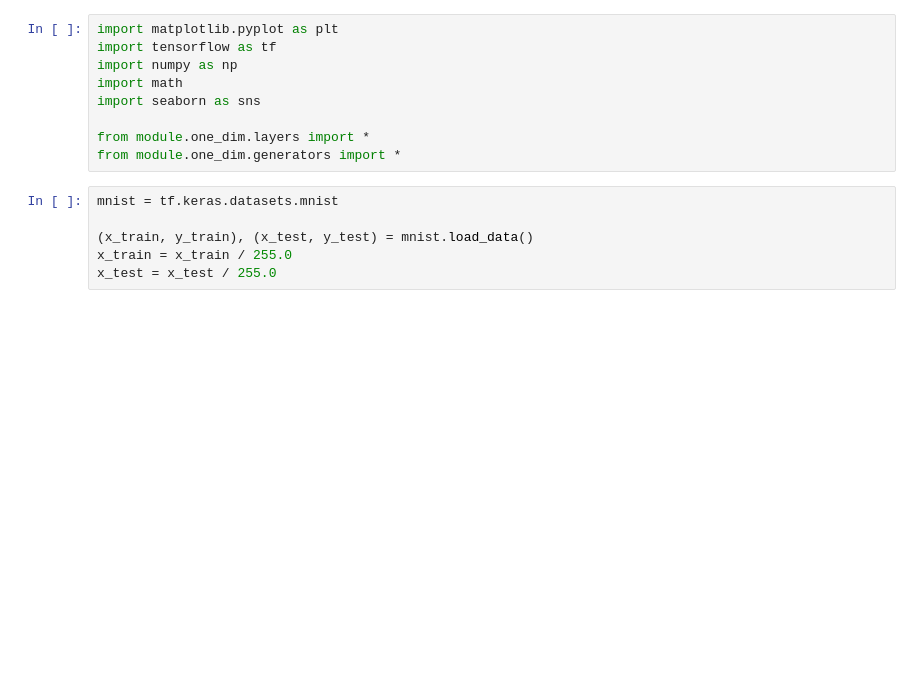
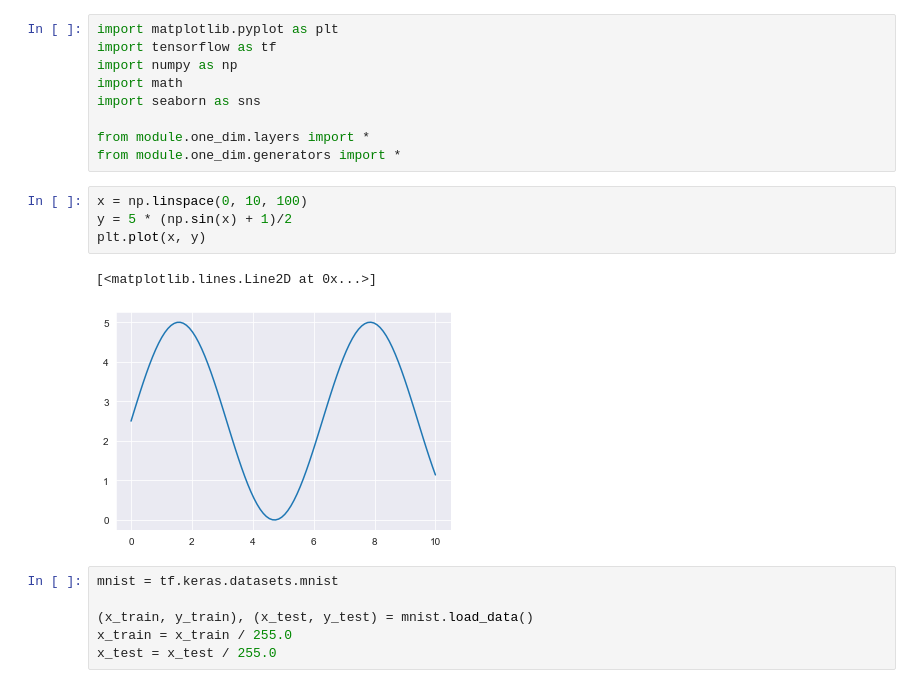
Before and after one commit to fftakumi/D2NN, a Jupyter notebook: test.ipynb, the cells around one changed output. Cells and saved outputs as stored; diff of their text form; blank space fills up the shorter version.

```diff
--- a/test.ipynb
+++ b/test.ipynb
@@ -7,6 +7,13 @@ import seaborn as sns
 
 from module.one_dim.layers import *
 from module.one_dim.generators import *
+# %%
+x = np.linspace(0, 10, 100)
+y = 5 * (np.sin(x) + 1)/2
+plt.plot(x, y)
+# %% [output]
+[<matplotlib.lines.Line2D at 0x...>]
+[figure, added]
 # %%
 mnist = tf.keras.datasets.mnist
 
```
Also changed, not shown: 1 other file.
